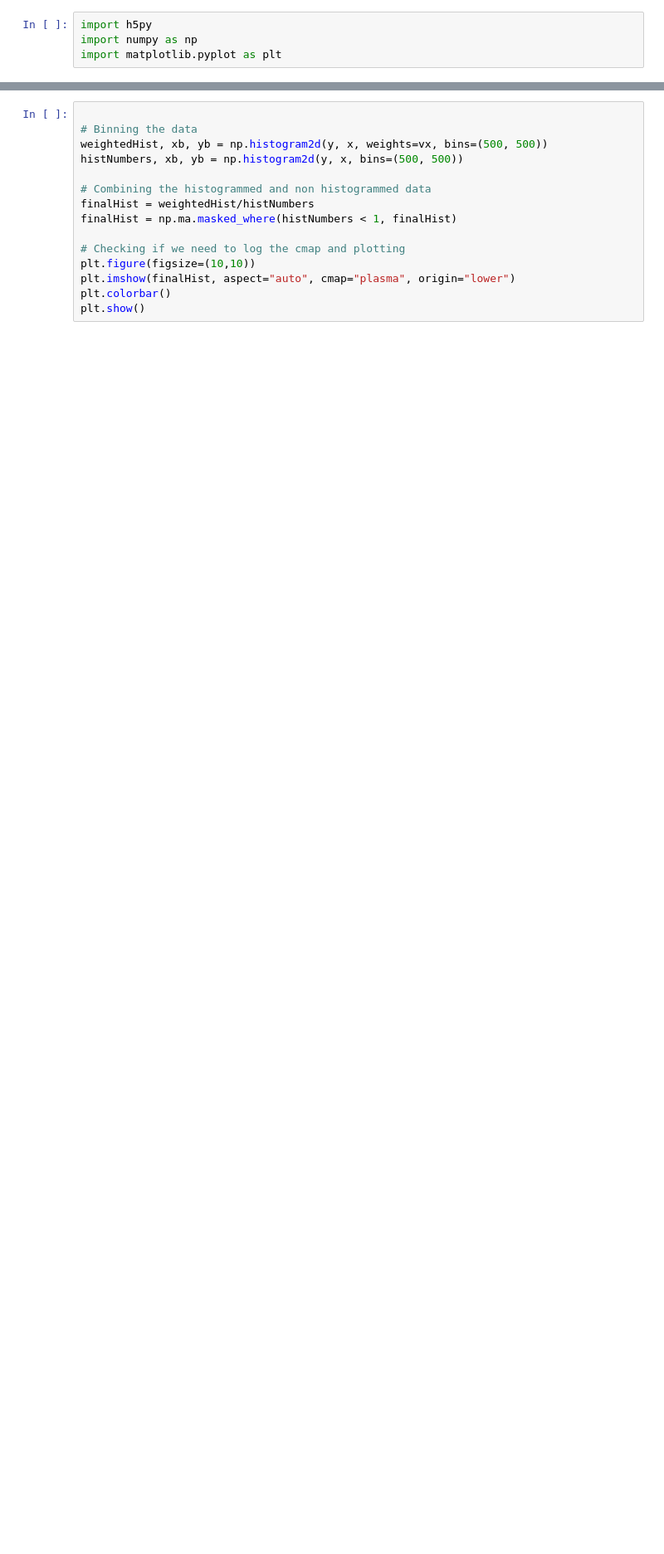
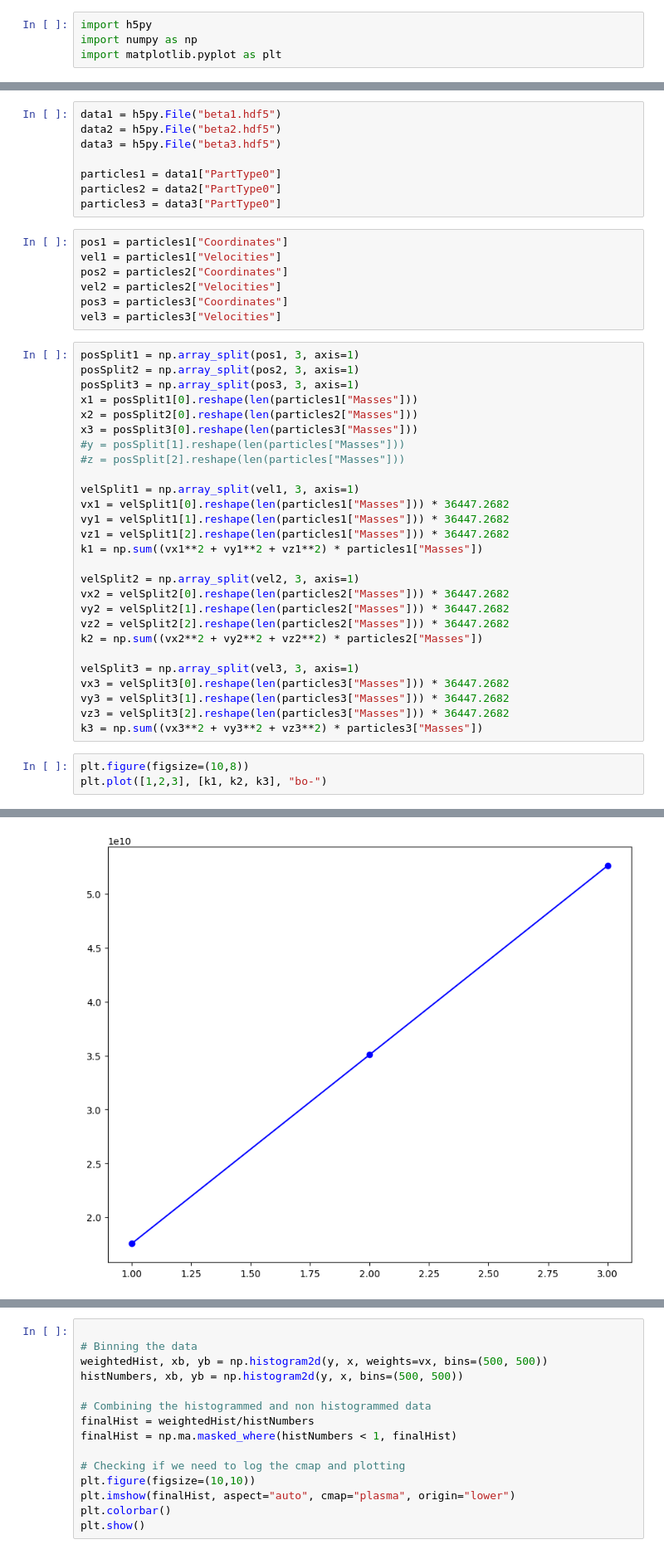
Before and after one commit to clonematthew/arepoICgen, a Jupyter notebook: testing.ipynb, the cells around one changed output, grey strips where cells are left out. Shown at 83% size. Cells and saved outputs as stored; diff of their text form; blank space fills up the shorter version.

```diff
--- a/testing.ipynb
+++ b/testing.ipynb
@@ -17,0 +5,46 @@ vx = velSplit[0].reshape(len(particles["Masses"]))
+# %%
+data1 = h5py.File("beta1.hdf5")
+data2 = h5py.File("beta2.hdf5")
+data3 = h5py.File("beta3.hdf5")
+
+particles1 = data1["PartType0"]
+particles2 = data2["PartType0"]
+particles3 = data3["PartType0"]
+# %%
+pos1 = particles1["Coordinates"]
+vel1 = particles1["Velocities"]
+pos2 = particles2["Coordinates"]
+vel2 = particles2["Velocities"]
+pos3 = particles3["Coordinates"]
+vel3 = particles3["Velocities"]
+# %%
+posSplit1 = np.array_split(pos1, 3, axis=1)
+posSplit2 = np.array_split(pos2, 3, axis=1)
+posSplit3 = np.array_split(pos3, 3, axis=1)
+x1 = posSplit1[0].reshape(len(particles1["Masses"]))
+x2 = posSplit2[0].reshape(len(particles2["Masses"]))
+x3 = posSplit3[0].reshape(len(particles3["Masses"]))
+#y = posSplit[1].reshape(len(particles["Masses"]))
+#z = posSplit[2].reshape(len(particles["Masses"]))
+
+velSplit1 = np.array_split(vel1, 3, axis=1)
+vx1 = velSplit1[0].reshape(len(particles1["Masses"])) * 36447.2682
+vy1 = velSplit1[1].reshape(len(particles1["Masses"])) * 36447.2682
+vz1 = velSplit1[2].reshape(len(particles1["Masses"])) * 36447.2682
+k1 = np.sum((vx1**2 + vy1**2 + vz1**2) * particles1["Masses"])
+
+velSplit2 = np.array_split(vel2, 3, axis=1)
+vx2 = velSplit2[0].reshape(len(particles2["Masses"])) * 36447.2682
+vy2 = velSplit2[1].reshape(len(particles2["Masses"])) * 36447.2682
+vz2 = velSplit2[2].reshape(len(particles2["Masses"])) * 36447.2682
+k2 = np.sum((vx2**2 + vy2**2 + vz2**2) * particles2["Masses"])
+
+velSplit3 = np.array_split(vel3, 3, axis=1)
+vx3 = velSplit3[0].reshape(len(particles3["Masses"])) * 36447.2682
+vy3 = velSplit3[1].reshape(len(particles3["Masses"])) * 36447.2682
+vz3 = velSplit3[2].reshape(len(particles3["Masses"])) * 36447.2682
+k3 = np.sum((vx3**2 + vy3**2 + vz3**2) * particles3["Masses"])
+# %%
+plt.figure(figsize=(10,8))
+plt.plot([1,2,3], [k1, k2, k3], "bo-")
+# %% [output]
@@ -17,0 +52 @@ vx = velSplit[0].reshape(len(particles["Masses"]))
+[figure, added]
```
Also changed, not shown: parts of 5 cells of this notebook, 17 other files.
